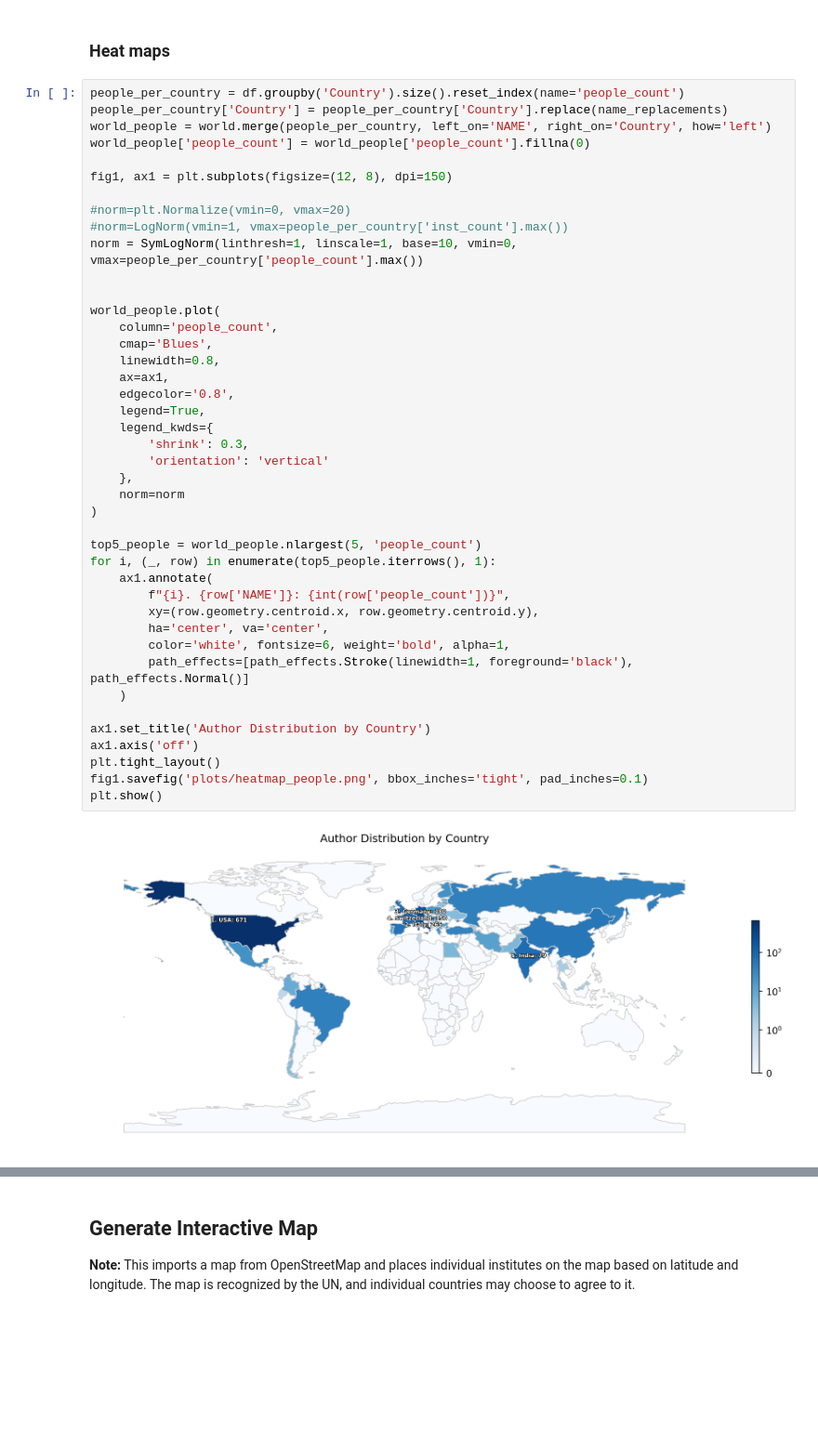
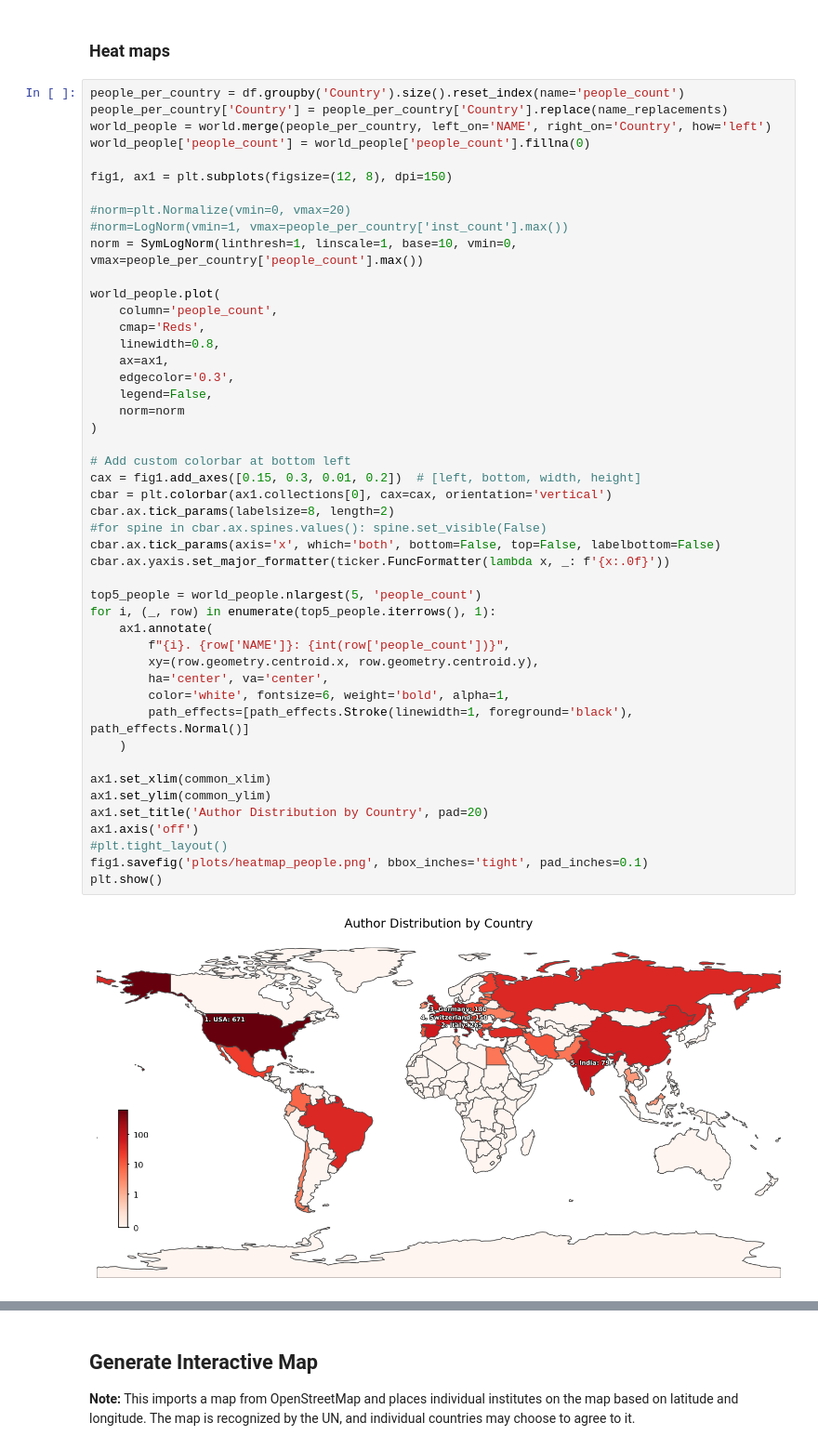
Before and after one commit to phazarik/cms-members-geodata, a Jupyter notebook: analyzeMembers.ipynb, the cells around one changed output, grey strips where cells are left out. Shown at 93% size. Saved outputs shown, nothing was run; the diff lists cells and outputs as text; blank space fills up the shorter version.

```diff
--- a/analyzeMembers.ipynb
+++ b/analyzeMembers.ipynb
@@ -292,44 +298,49 @@ people_per_country['Country'] = people_per_country['Country'].replace(name_repla
 world_people = world.merge(people_per_country, left_on='NAME', right_on='Country', how='left')
 world_people['people_count'] = world_people['people_count'].fillna(0)
 
 fig1, ax1 = plt.subplots(figsize=(12, 8), dpi=150)
 
 #norm=plt.Normalize(vmin=0, vmax=20)
 #norm=LogNorm(vmin=1, vmax=people_per_country['inst_count'].max())
 norm = SymLogNorm(linthresh=1, linscale=1, base=10, vmin=0, vmax=people_per_country['people_count'].max())
 
-
 world_people.plot(
     column='people_count',
-    cmap='Blues',
+    cmap='Reds',
     linewidth=0.8,
     ax=ax1,
-    edgecolor='0.8',
-    legend=True,
-    legend_kwds={
-        'shrink': 0.3,
-        'orientation': 'vertical'
-    },
+    edgecolor='0.3',
+    legend=False,
     norm=norm
 )
+
+# Add custom colorbar at bottom left
+cax = fig1.add_axes([0.15, 0.3, 0.01, 0.2])  # [left, bottom, width, height]
+cbar = plt.colorbar(ax1.collections[0], cax=cax, orientation='vertical')
+cbar.ax.tick_params(labelsize=8, length=2)
+#for spine in cbar.ax.spines.values(): spine.set_visible(False)
+cbar.ax.tick_params(axis='x', which='both', bottom=False, top=False, labelbottom=False)
+cbar.ax.yaxis.set_major_formatter(ticker.FuncFormatter(lambda x, _: f'{x:.0f}'))
 
 top5_people = world_people.nlargest(5, 'people_count')
 for i, (_, row) in enumerate(top5_people.iterrows(), 1):
     ax1.annotate(
         f"{i}. {row['NAME']}: {int(row['people_count'])}",
         xy=(row.geometry.centroid.x, row.geometry.centroid.y),
         ha='center', va='center',
         color='white', fontsize=6, weight='bold', alpha=1,
         path_effects=[path_effects.Stroke(linewidth=1, foreground='black'), path_effects.Normal()]
     )
 
-ax1.set_title('Author Distribution by Country')
+ax1.set_xlim(common_xlim)
+ax1.set_ylim(common_ylim)
+ax1.set_title('Author Distribution by Country', pad=20)
 ax1.axis('off')
-plt.tight_layout()
+#plt.tight_layout()
 fig1.savefig('plots/heatmap_people.png', bbox_inches='tight', pad_inches=0.1)
 plt.show()
 # %% [output]
-[figure, old version]
+[figure, new version]
 # %%
 inst_counts = inst_per_country[['Country', 'inst_count']].copy()
 inst_counts['Country'] = inst_counts['Country'].replace(name_replacements)
```
Also changed, not shown: parts of 7 cells of this notebook, 8 other files.
